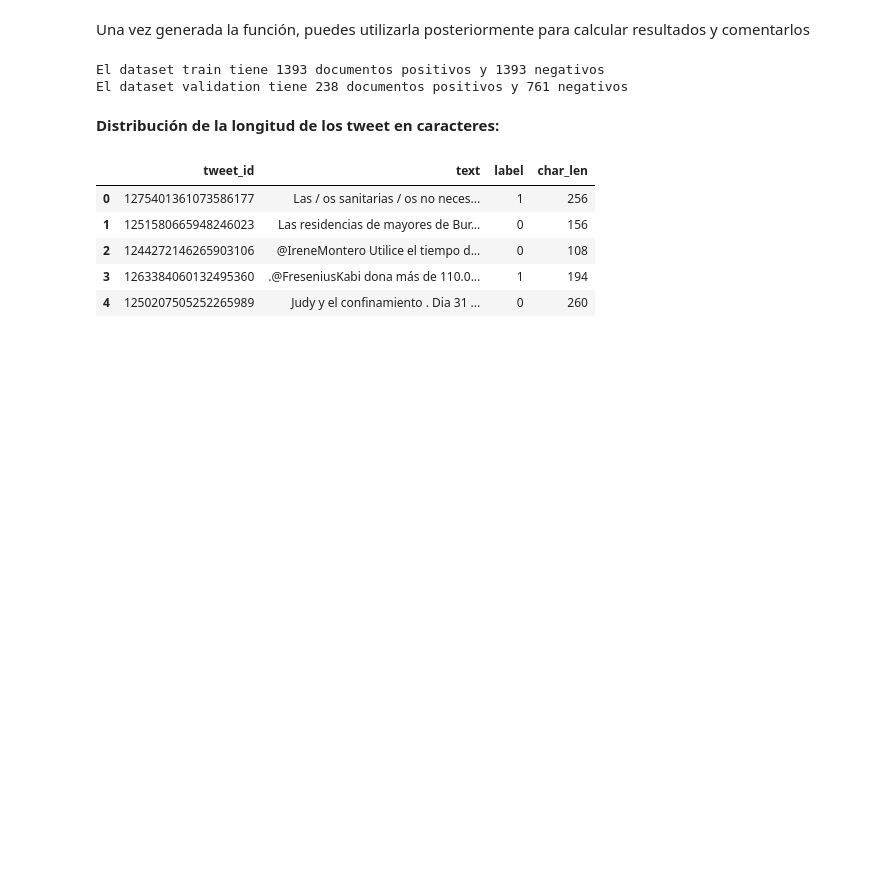
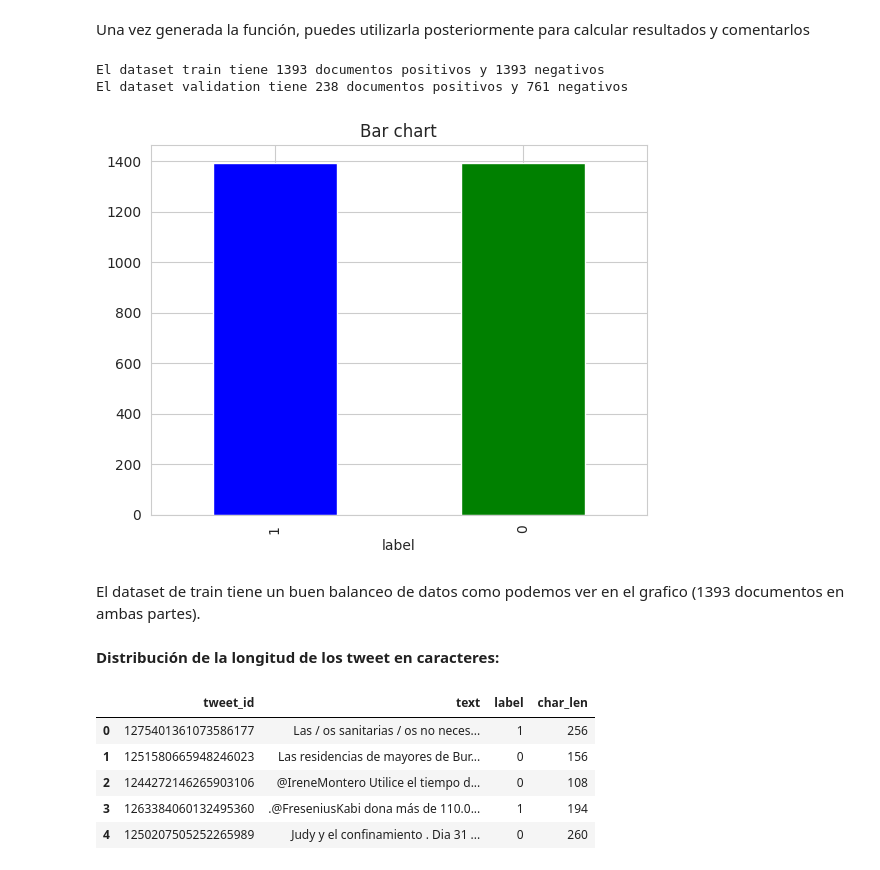
Before and after one commit to Fabio2394/text_mining, a Jupyter notebook: Ejercicio1_clasificacion_alumno.ipynb, the cells around one changed output. Saved outputs shown, nothing was run; the diff lists cells and outputs as text; code cells hidden in the pictures; blank space fills up the shorter version.

```diff
--- a/Ejercicio1_clasificacion_alumno.ipynb
+++ b/Ejercicio1_clasificacion_alumno.ipynb
@@ -223,6 +225,16 @@ print(f'El dataset validation tiene {num_pos_val} documentos positivos y {num_ne
 # %% [output]
 El dataset train tiene 1393 documentos positivos y 1393 negativos
 El dataset validation tiene 238 documentos positivos y 761 negativos
+# %%
+ax, fig = plt.subplots()
+etiquetas = dataset_train_df.label.value_counts()
+etiquetas.plot(kind= 'bar', color= ["blue", "green"])
+plt.title('Bar chart')
+plt.show()
+# %% [output]
+[figure, added]
+# %% [markdown]
+El dataset de train tiene un buen balanceo de datos como podemos ver en el grafico (1393 documentos en ambas partes).
 # %% [markdown]
 **Distribución de la longitud de los tweet en caracteres:**
 # %%
```
Also changed, not shown: parts of 25 cells of this notebook.
